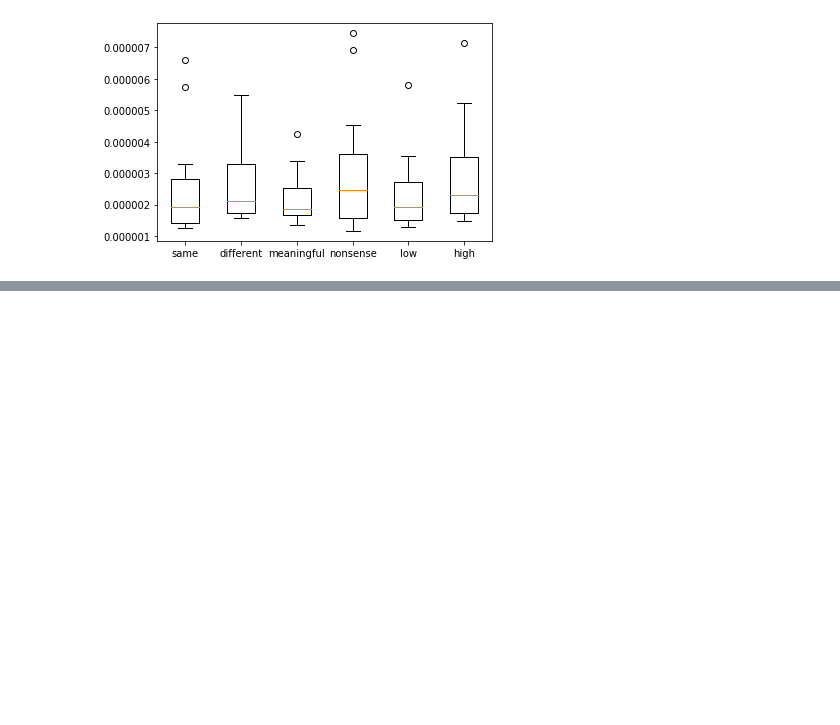
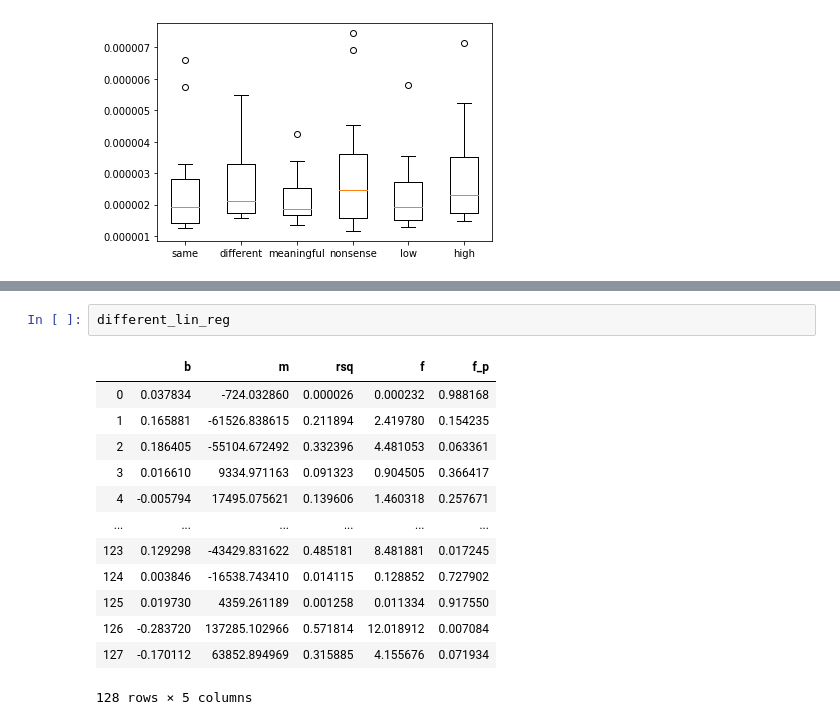
Before and after one commit to letitiayhho/talker_change_data_processing, a Jupyter notebook: 9_N1_RMS/src/n1.ipynb, the cells around one changed output, grey strips where cells are left out. Cells and saved outputs as stored; diff of their text form; blank space fills up the shorter version.

```diff
--- a/9_N1_RMS/src/n1.ipynb
+++ b/9_N1_RMS/src/n1.ipynb
@@ -298,0 +342,16 @@ for i in range(1, 4):
+# %%
+different_lin_reg
+# %% [output]
+|  | b | m | rsq | f | f_p |
+| 0 | 0.037834 | -724.032860 | 0.000026 | 0.000232 | 0.988168 |
+| 1 | 0.165881 | -61526.838615 | 0.211894 | 2.419780 | 0.154235 |
+| 2 | 0.186405 | -55104.672492 | 0.332396 | 4.481053 | 0.063361 |
+| 3 | 0.016610 | 9334.971163 | 0.091323 | 0.904505 | 0.366417 |
+| 4 | -0.005794 | 17495.075621 | 0.139606 | 1.460318 | 0.257671 |
+| ... | ... | ... | ... | ... | ... |
+| 123 | 0.129298 | -43429.831622 | 0.485181 | 8.481881 | 0.017245 |
+| 124 | 0.003846 | -16538.743410 | 0.014115 | 0.128852 | 0.727902 |
+| 125 | 0.019730 | 4359.261189 | 0.001258 | 0.011334 | 0.917550 |
+| 126 | -0.283720 | 137285.102966 | 0.571814 | 12.018912 | 0.007084 |
+| 127 | -0.170112 | 63852.894969 | 0.315885 | 4.155676 | 0.071934 |
+128 rows × 5 columns
```
Also changed, not shown: parts of 4 cells of this notebook.
